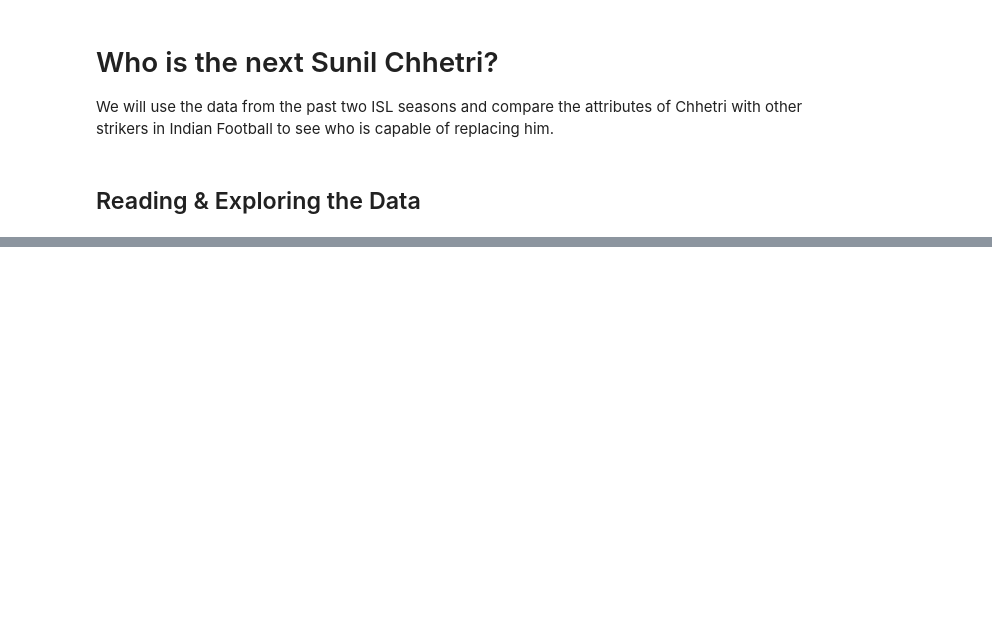
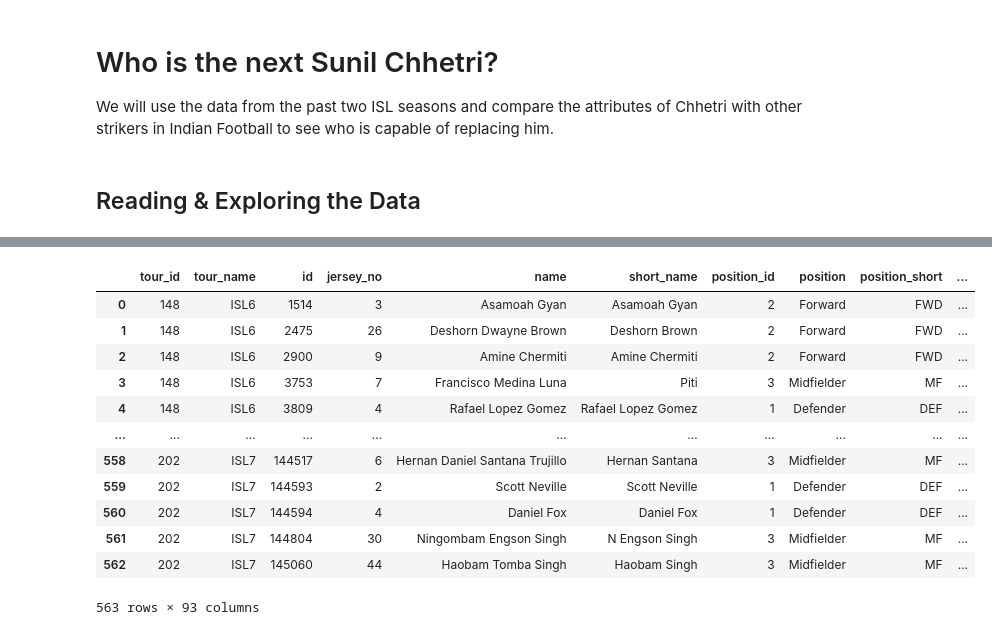
Before and after one commit to kaustavr19/Who-is-the-next-Sunil-Chetri---Analytical-Perscpective, a Jupyter notebook: Who_is_the_next_Sunil_Chetri.ipynb, the cells around one changed output, grey strips where cells are left out. Cells and saved outputs as stored; diff of their text form; code cells hidden in the pictures; blank space fills up the shorter version.

```diff
--- a/Who_is_the_next_Sunil_Chetri.ipynb
+++ b/Who_is_the_next_Sunil_Chetri.ipynb
@@ -20,0 +26,17 @@ import plotly.express as px
+# %%
+isl_df = pd.read_csv(io.BytesIO(uploaded['isl_player_final.csv']))
+isl_df
+# %% [output]
+|  | tour_id | tour_name | id | jersey_no | name | short_name | position_id | position | position_short | ... |
+| 0 | 148 | ISL6 | 1514 | 3 | Asamoah Gyan | Asamoah Gyan | 2 | Forward | FWD | ... |
+| 1 | 148 | ISL6 | 2475 | 26 | Deshorn Dwayne Brown | Deshorn Brown | 2 | Forward | FWD | ... |
+| 2 | 148 | ISL6 | 2900 | 9 | Amine Chermiti | Amine Chermiti | 2 | Forward | FWD | ... |
+| 3 | 148 | ISL6 | 3753 | 7 | Francisco Medina Luna | Piti | 3 | Midfielder | MF | ... |
+| 4 | 148 | ISL6 | 3809 | 4 | Rafael Lopez Gomez | Rafael Lopez Gomez | 1 | Defender | DEF | ... |
+| ... | ... | ... | ... | ... | ... | ... | ... | ... | ... | ... |
+| 558 | 202 | ISL7 | 144517 | 6 | Hernan Daniel Santana Trujillo | Hernan Santana | 3 | Midfielder | MF | ... |
+| 559 | 202 | ISL7 | 144593 | 2 | Scott Neville | Scott Neville | 1 | Defender | DEF | ... |
+| 560 | 202 | ISL7 | 144594 | 4 | Daniel Fox | Daniel Fox | 1 | Defender | DEF | ... |
+| 561 | 202 | ISL7 | 144804 | 30 | Ningombam Engson Singh | N Engson Singh | 3 | Midfielder | MF | ... |
+| 562 | 202 | ISL7 | 145060 | 44 | Haobam Tomba Singh | Haobam Singh | 3 | Midfielder | MF | ... |
+563 rows × 93 columns
```
Also changed, not shown: parts of 8 cells of this notebook.
